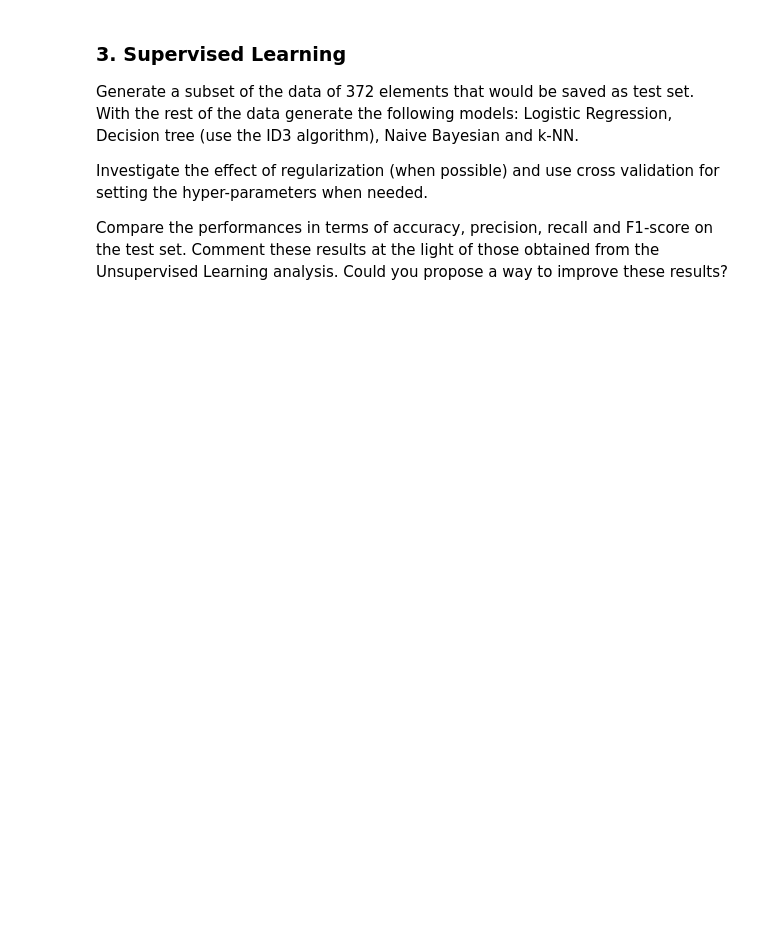
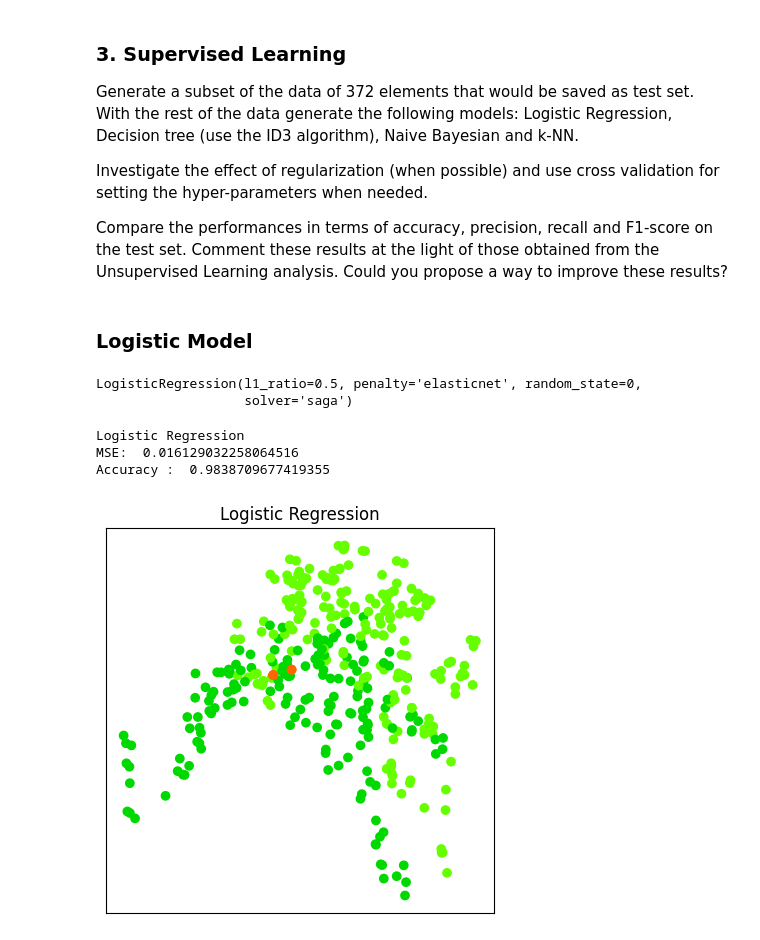
Before and after one commit to frekkoz3/Intro_to_ML_24-25, a Jupyter notebook: challenges/challenge 1/challenge-one.ipynb, the cells around one changed output. Drawn from its saved outputs; the diff is of its cells as text; code cells hidden in the pictures; blank space fills up the shorter version.

Commit message:
implemented the logistic regression

```diff
--- a/challenges/challenge 1/challenge-one.ipynb
+++ b/challenges/challenge 1/challenge-one.ipynb
@@ -308,0 +319,53 @@ Compare the performances in terms of accuracy, precision, recall and F1-score on
+# %% [markdown]
+### Logistic Model
+# %%
+from sklearn.linear_model import LogisticRegression
+
+model_n = LogisticRegression(None, random_state=random_state)
+model_l1 = LogisticRegression('l1', solver="liblinear",  random_state=random_state)
+model_l2 = LogisticRegression('l2', random_state=random_state)
+model_en = LogisticRegression('elasticnet', solver="saga", l1_ratio=0.5,  random_state=random_state)
+model_n.fit(X_train, Y_train)
+model_l1.fit(X_train, Y_train)
+model_l2.fit(X_train, Y_train)
+model_en.fit(X_train, Y_train)
+# %% [output]
+LogisticRegression(l1_ratio=0.5, penalty='elasticnet', random_state=0,
+                   solver='saga')
+# %%
+def logistic_model_stats_and_visualize(model, x_test, y_test, name):
+    print(name)
+    y_pred = model.predict(x_test)
+    mse = mean_squared_error(y_test, y_pred)
+    print('MSE: ', mse)
+    acc = accuracy_score(y_test, y_pred)
+    print('Accuracy : ', acc)
+    pca_2d = PCA(n_components=2)
+    data_pca_2d = pca_2d.fit_transform(x_test)
+
+    fig, ax = plt.subplots(figsize=(5, 5))
+
+    color = []
+    for y_t, y_p in zip(y_test, y_pred):
+        if y_t != y_p:
+            if y_p == 0:
+                color.append((1, 0.4, 0))
+            else:
+                color.append((0.85, 0, 0))
+        elif y_t == y_p:
+            if y_p == 0:
+                color.append((0.4, 1, 0))
+            else:
+                color.append((0, 0.85, 0))
+    ax.scatter(data_pca_2d[:, 0], data_pca_2d[:, 1], c=color)
+    ax.set_xticks([])
+    ax.set_yticks([])
+    plt.title(name)
+    plt.show()
+# %%
+logistic_model_stats_and_visualize(model_n, x_test, y_test, "Logistic Regression")
+# %% [output]
+Logistic Regression
+MSE:  0.016129032258064516
+Accuracy :  0.9838709677419355
+[figure, added]
```
Also changed, not shown: parts of 18 cells of this notebook.
